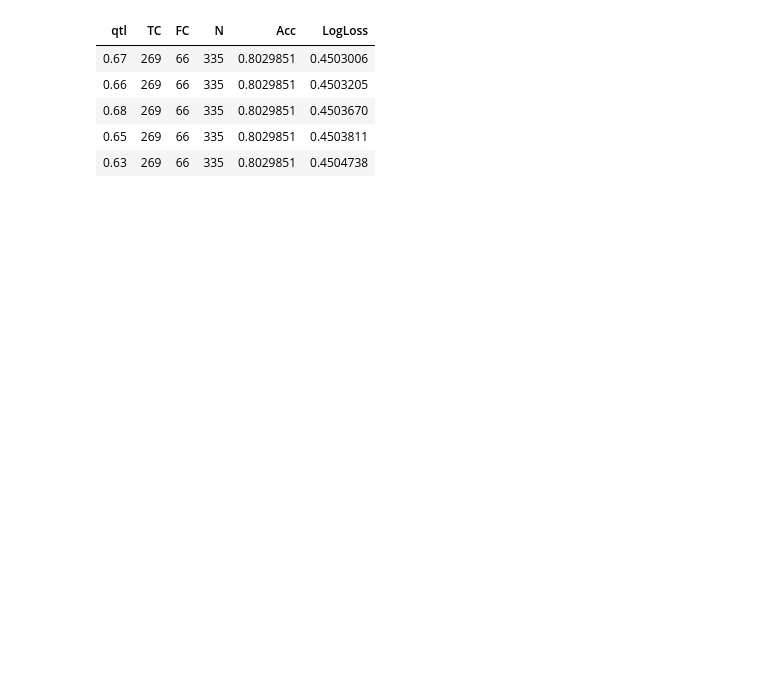
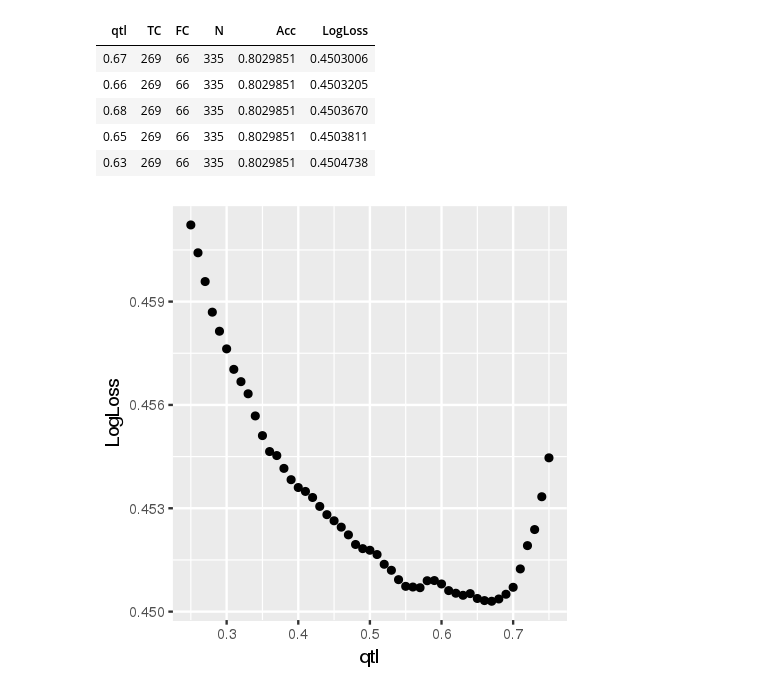
Before and after one commit to fab64443/marchmadness2019, a Jupyter notebook: DunkleIndex.ipynb, the cells around one changed output. Drawn from its saved outputs; the diff is of its cells as text; code cells hidden in the pictures; blank space fills up the shorter version.

```diff
--- a/DunkleIndex.ipynb
+++ b/DunkleIndex.ipynb
@@ -236,3 +238,8 @@ df.results.perf %>% arrange(LogLoss) %>% head(5)
+# %%
+options(repr.plot.width=4, repr.plot.height=4)
+qplot(data=df.results.perf,x=qtl,y=LogLoss)
+# %% [output]
+[figure, added]
 # %%
 # store the best qtl
 df.results.perf %>%
```
Also changed, not shown: parts of 6 cells of this notebook, 1 other file.
